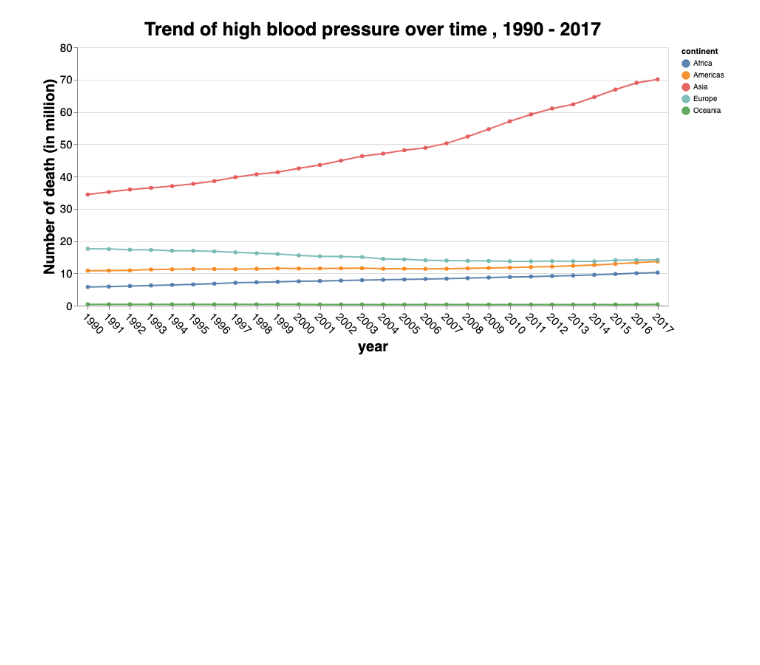
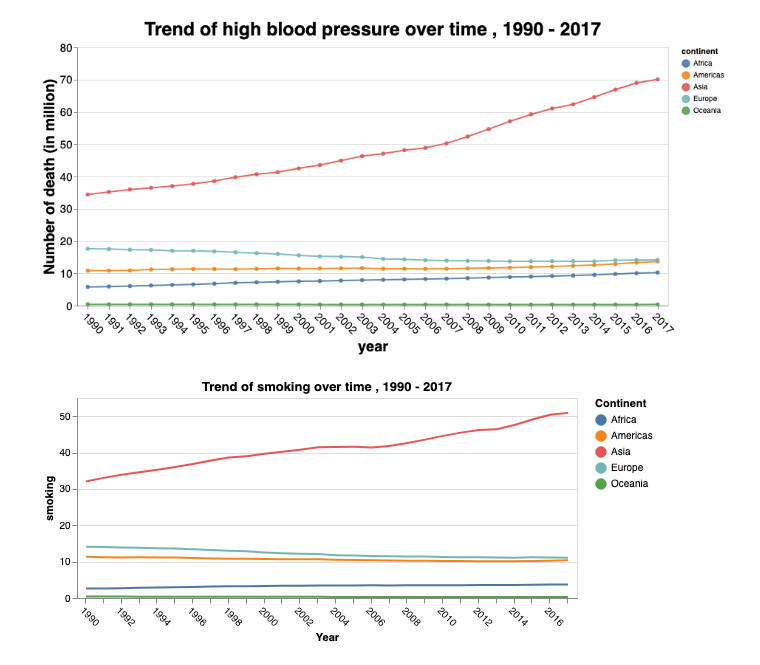
Before and after one commit to UBC-MDS/DSCI_532_Group213_Air-Quality-CA, a Jupyter notebook: script/script_line_graph.ipynb, the cells around one changed output. Saved outputs shown, nothing was run; the diff lists cells and outputs as text; code cells hidden in the pictures; blank space fills up the shorter version.

```diff
--- a/script/script_line_graph.ipynb
+++ b/script/script_line_graph.ipynb
@@ -72,3 +72,52 @@ def line_graph(factor_name='high_blood_sugar', data=factors_data):
 line_graph("high_blood_pressure")
 # %% [output]
 [figure]
+# %%
+# select a point for which to provide details-on-demand
+label = alt.selection_single(
+    encodings=['x'], # limit selection to x-axis value
+    on='mouseover',  # select on mouseover events
+    nearest=True,    # select data point nearest the cursor
+    empty='none'     # empty selection includes no data points
+)
+
+# define our base line chart of stock prices
+base = alt.Chart().mark_line().encode(
+    alt.X('year:O', title = 'Year', axis=alt.Axis(labelAngle=45)),
+    alt.Y('smoking', title = 'smoking'),
+    alt.Color('continent:N', title = 'Continent'
+             )
+)
+
+alt.layer(
+    base, # base line chart
+
+    # add a rule mark to serve as a guide line
+    alt.Chart().mark_rule(color='#aaa').encode(
+        x='year:O'
+    ).transform_filter(label),
+
+    # add circle marks for selected time points, hide unselected points
+    base.mark_circle().encode(
+        opacity=alt.condition(label, alt.value(1), alt.value(0))
+    ).add_selection(label),
+
+    # add white stroked text to provide a legible background for labels
+    base.mark_text(align='left', dx=5, dy=-5, stroke='white', strokeWidth=2).encode(
+        text='smoking:Q'
+    ).transform_filter(label),
+
+    # add text labels for life expectancy
+    base.mark_text(align='left', dx=5, dy=-5).encode(
+        text='smoking:Q'
+    ).transform_filter(label),
+
+    # Add the data here
+    data = factors_data
+).properties(
+    width=500,
+    height=200,
+    title='Trend of smoking over time , 1990 - 2017'
+)
+# %% [output]
+[figure, added]
```
Also changed, not shown: 4 other files.
